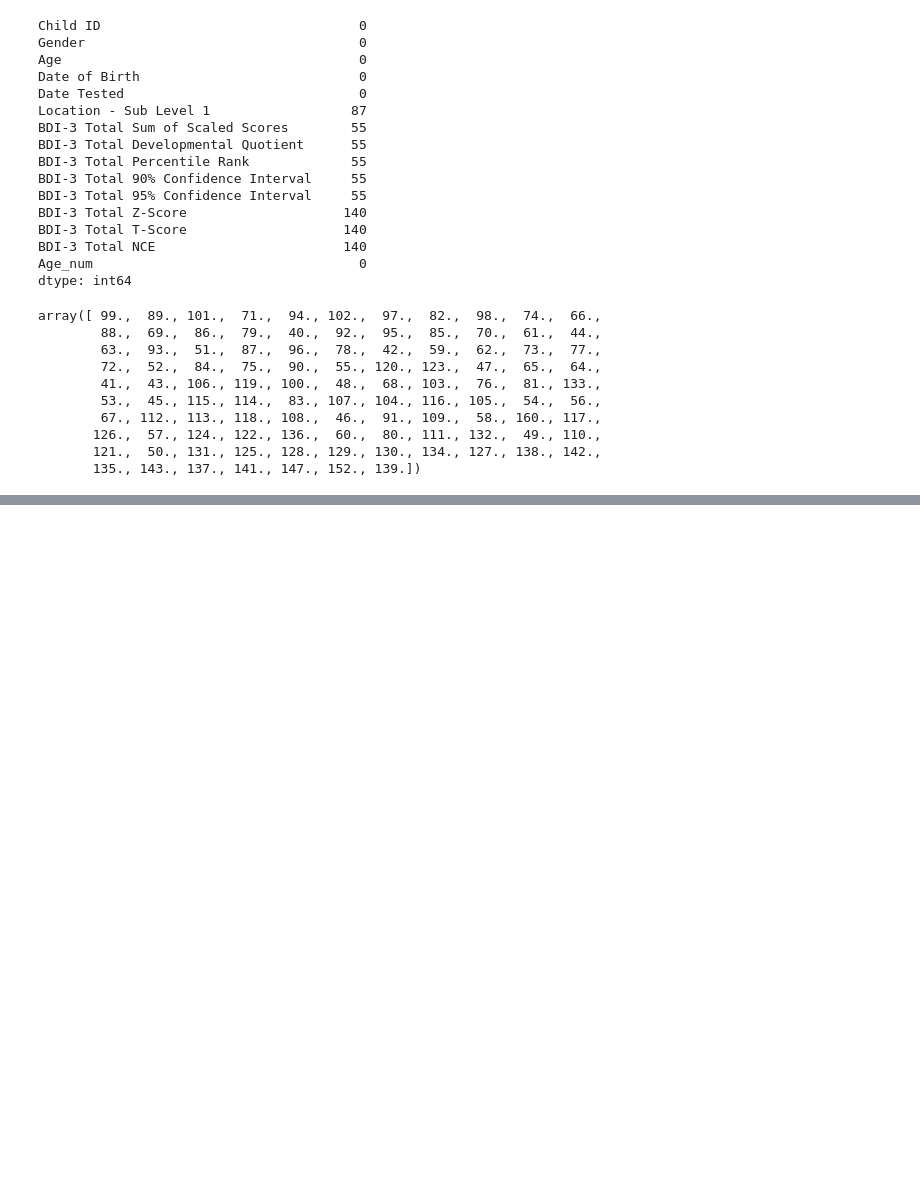
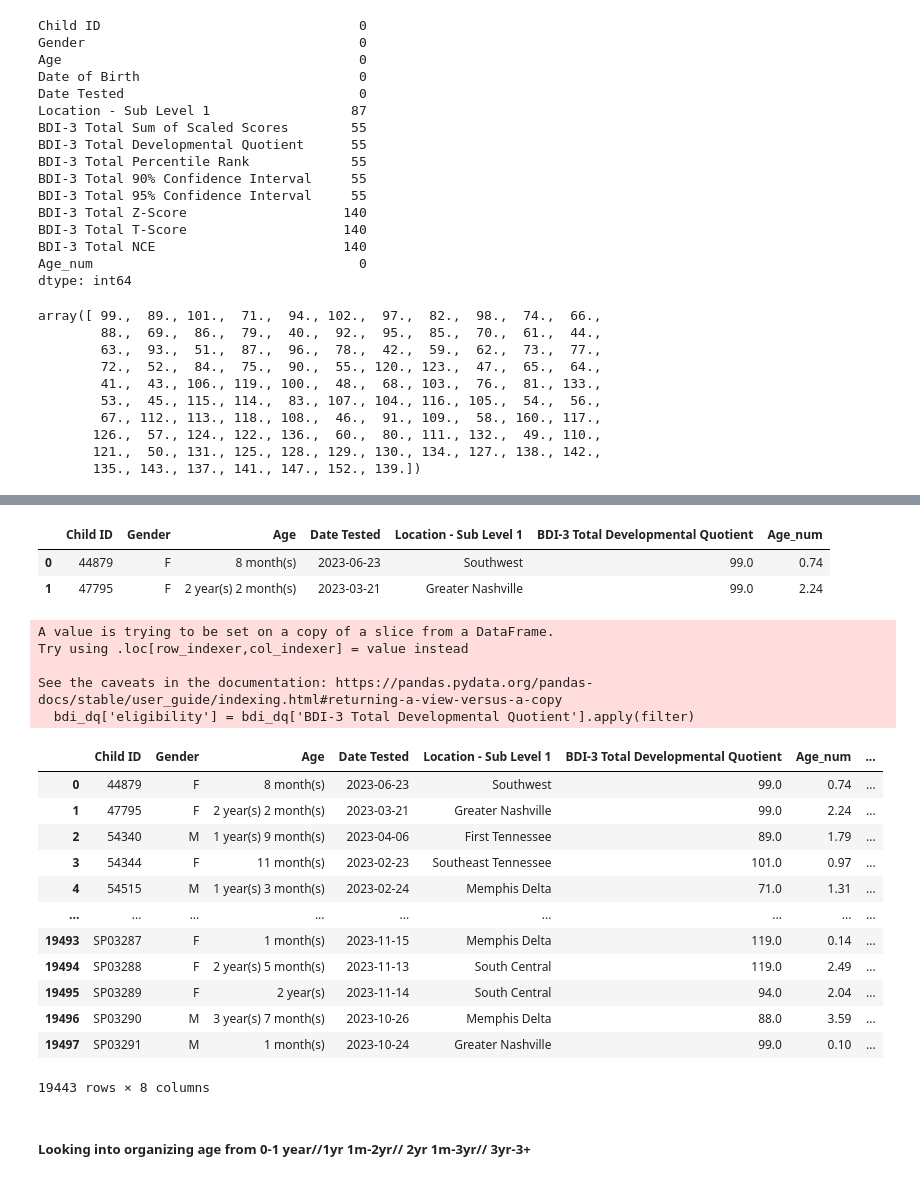
Before and after one commit to NSS-Data-Analytics-Cohort-10/teis-labracoders, a Jupyter notebook: notebooks/eda_2.ipynb, the cells around one changed output, grey strips where cells are left out. Cells and saved outputs as stored; diff of their text form; code cells hidden in the pictures; blank space fills up the shorter version.

Commit message:
detour on logic i was taking after talking with team. Instead categorized based on eligibility, doing analysis on that rn

```diff
--- a/notebooks/eda_2.ipynb
+++ b/notebooks/eda_2.ipynb
@@ -297,9 +297,8 @@ df[df['Age']=='0 day(s)']
 | 8640 | 549043 | F | 0 day(s) | 2023-03-28 | 2023-03-28 | Greater Nashville | BDI-3 Eligibility Evaluation | ... |
 2 rows × 211 columns
 # %%
-df['Age_num']=round(((df['Date Tested'] - df['Date of Birth']).dt.days) / 365,0)
+df['Age_num']=round(((df['Date Tested'] - df['Date of Birth']).dt.days) / 365,2)
 #code from elisia
-df['Age_num']=df['Age_num'].astype(int)
 # %%
 df.head(1)
 #added another column for age.The column added in excel is lengthy and mixed object.
@@ -432,0 +416,3 @@ bdi_evals_non_null.loc[bdi_evals_non_null['BDI-3 Total Developmental Quotient']<
+# %%
+bdi_dq=bdi_evals_non_null.iloc[:,[0,1,2,4,5,7,14]]
+bdi_dq.info()
@@ -432,0 +434,6 @@ bdi_evals_non_null.loc[bdi_evals_non_null['BDI-3 Total Developmental Quotient']<
+# %%
+bdi_dq.head(2)
+# %% [output]
+|  | Child ID | Gender | Age | Date Tested | Location - Sub Level 1 | BDI-3 Total Developmental Quotient | Age_num |
+| 0 | 44879 | F | 8 month(s) | 2023-06-23 | Southwest | 99.0 | 0.74 |
+| 1 | 47795 | F | 2 year(s) 2 month(s) | 2023-03-21 | Greater Nashville | 99.0 | 2.24 |
@@ -432,0 +456,34 @@ bdi_evals_non_null.loc[bdi_evals_non_null['BDI-3 Total Developmental Quotient']<
+# %%
+def filter(x):
+    if x <= 70:
+        return '40% delay'
+    if (x >= 71 and x <= 78):
+        return '25% delay'
+    if x >= 79:
+        return 'not eligible'
+#applying the filter function to 'Salary' column
+bdi_dq['eligibility'] = bdi_dq['BDI-3 Total Developmental Quotient'].apply(filter)
+# %% [output]
+A value is trying to be set on a copy of a slice from a DataFrame.
+Try using .loc[row_indexer,col_indexer] = value instead
+
+See the caveats in the documentation: https://pandas.pydata.org/pandas-docs/stable/user_guide/indexing.html#returning-a-view-versus-a-copy
+  bdi_dq['eligibility'] = bdi_dq['BDI-3 Total Developmental Quotient'].apply(filter)
+# %%
+bdi_dq
+# %% [output]
+|  | Child ID | Gender | Age | Date Tested | Location - Sub Level 1 | BDI-3 Total Developmental Quotient | Age_num | ... |
+| 0 | 44879 | F | 8 month(s) | 2023-06-23 | Southwest | 99.0 | 0.74 | ... |
+| 1 | 47795 | F | 2 year(s) 2 month(s) | 2023-03-21 | Greater Nashville | 99.0 | 2.24 | ... |
+| 2 | 54340 | M | 1 year(s) 9 month(s) | 2023-04-06 | First Tennessee | 89.0 | 1.79 | ... |
+| 3 | 54344 | F | 11 month(s) | 2023-02-23 | Southeast Tennessee | 101.0 | 0.97 | ... |
+| 4 | 54515 | M | 1 year(s) 3 month(s) | 2023-02-24 | Memphis Delta | 71.0 | 1.31 | ... |
+| ... | ... | ... | ... | ... | ... | ... | ... | ... |
+| 19493 | SP03287 | F | 1 month(s) | 2023-11-15 | Memphis Delta | 119.0 | 0.14 | ... |
+| 19494 | SP03288 | F | 2 year(s) 5 month(s) | 2023-11-13 | South Central | 119.0 | 2.49 | ... |
+| 19495 | SP03289 | F | 2 year(s) | 2023-11-14 | South Central | 94.0 | 2.04 | ... |
+| 19496 | SP03290 | M | 3 year(s) 7 month(s) | 2023-10-26 | Memphis Delta | 88.0 | 3.59 | ... |
+| 19497 | SP03291 | M | 1 month(s) | 2023-10-24 | Greater Nashville | 99.0 | 0.10 | ... |
+19443 rows × 8 columns
+# %% [markdown]
+##### Looking into organizing age from 0-1 year//1yr 1m-2yr// 2yr 1m-3yr// 3yr-3+
```
Also changed, not shown: parts of 6 cells of this notebook.
